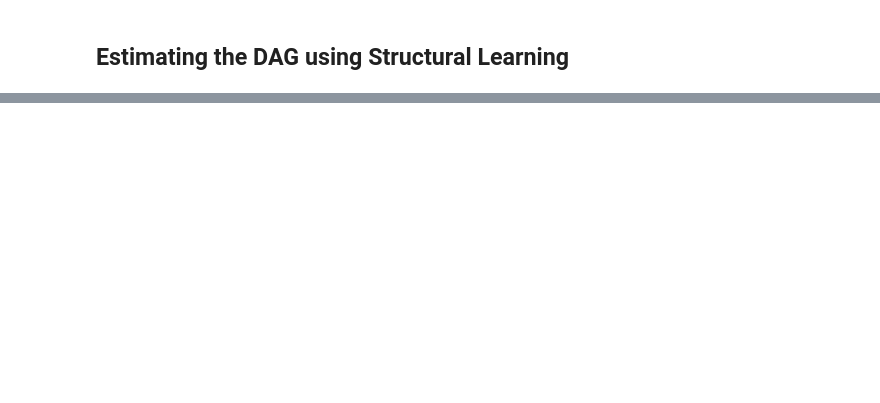
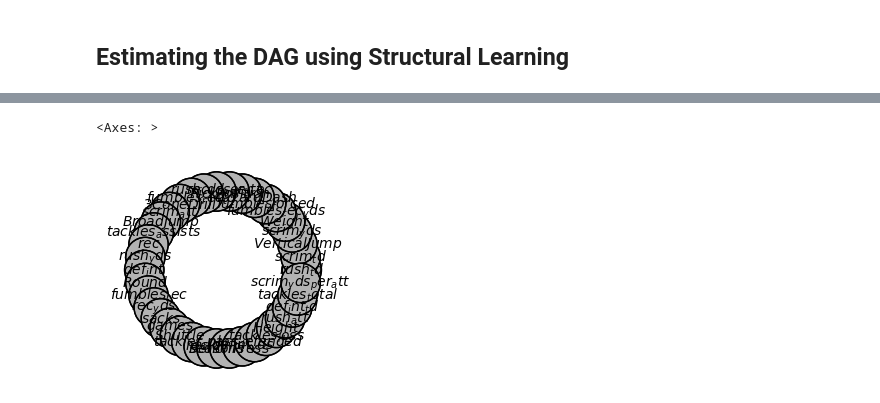
Before and after one commit to nikeetan/The-Game-Beyond-NFL, a Jupyter notebook: temper.ipynb, the cells around one changed output, grey strips where cells are left out. Cells and saved outputs as stored; diff of their text form; code cells hidden in the pictures; blank space fills up the shorter version.

```diff
--- a/temper.ipynb
+++ b/temper.ipynb
@@ -55,0 +142,16 @@ plt.draw()
+# %%
+estimated_dag_1 = est.estimate(
+    variant="parallel",
+    ci_test="g_sq",
+    max_cond_vars=5,
+    return_type="dag",
+    significance_level=0.01,
+    n_jobs=-1,
+    show_progress=True
+)
+# %%
+estimated_dag_1_graphiz = estimated_dag_1.to_daft()
+estimated_dag_1_graphiz.render()
+# %% [output]
+<Axes: >
+[figure, added]
```
Also changed, not shown: parts of 28 cells of this notebook, 4 other files.
